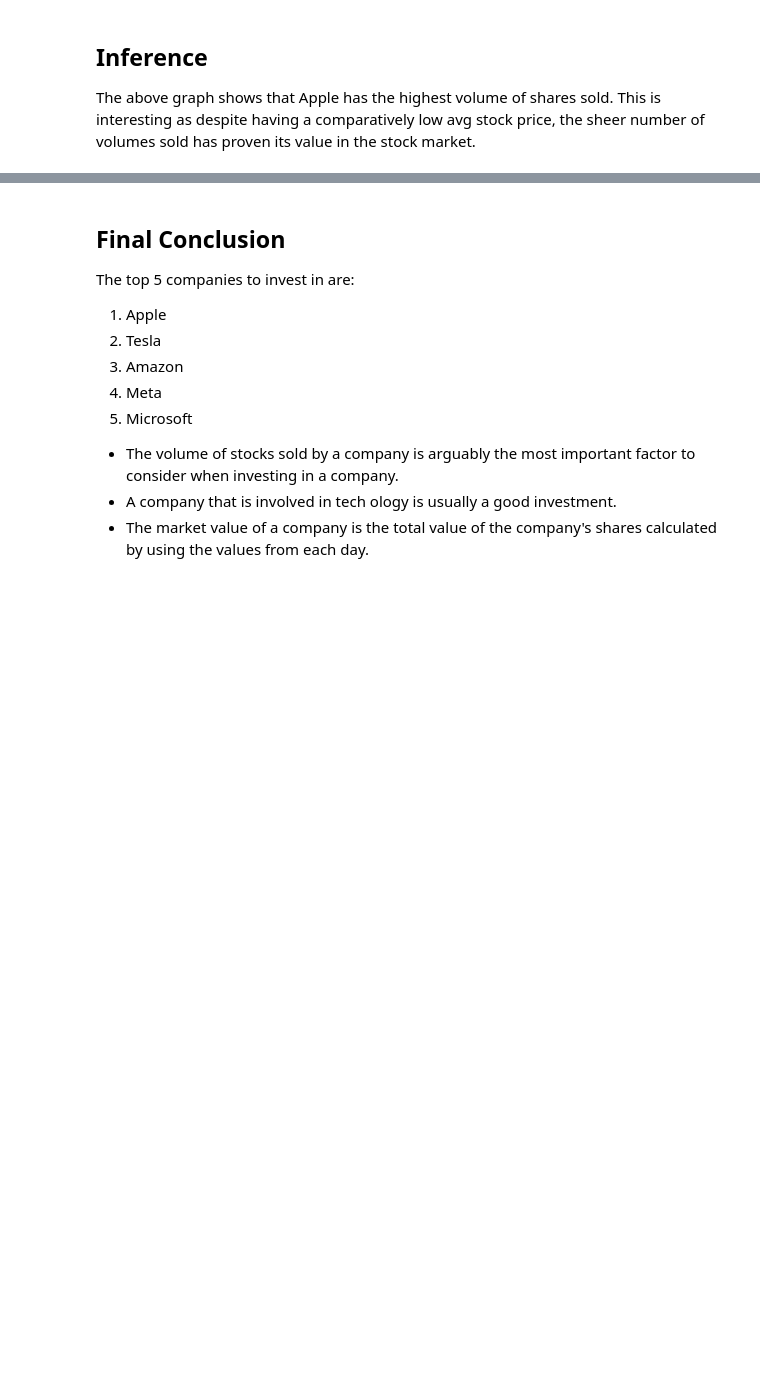
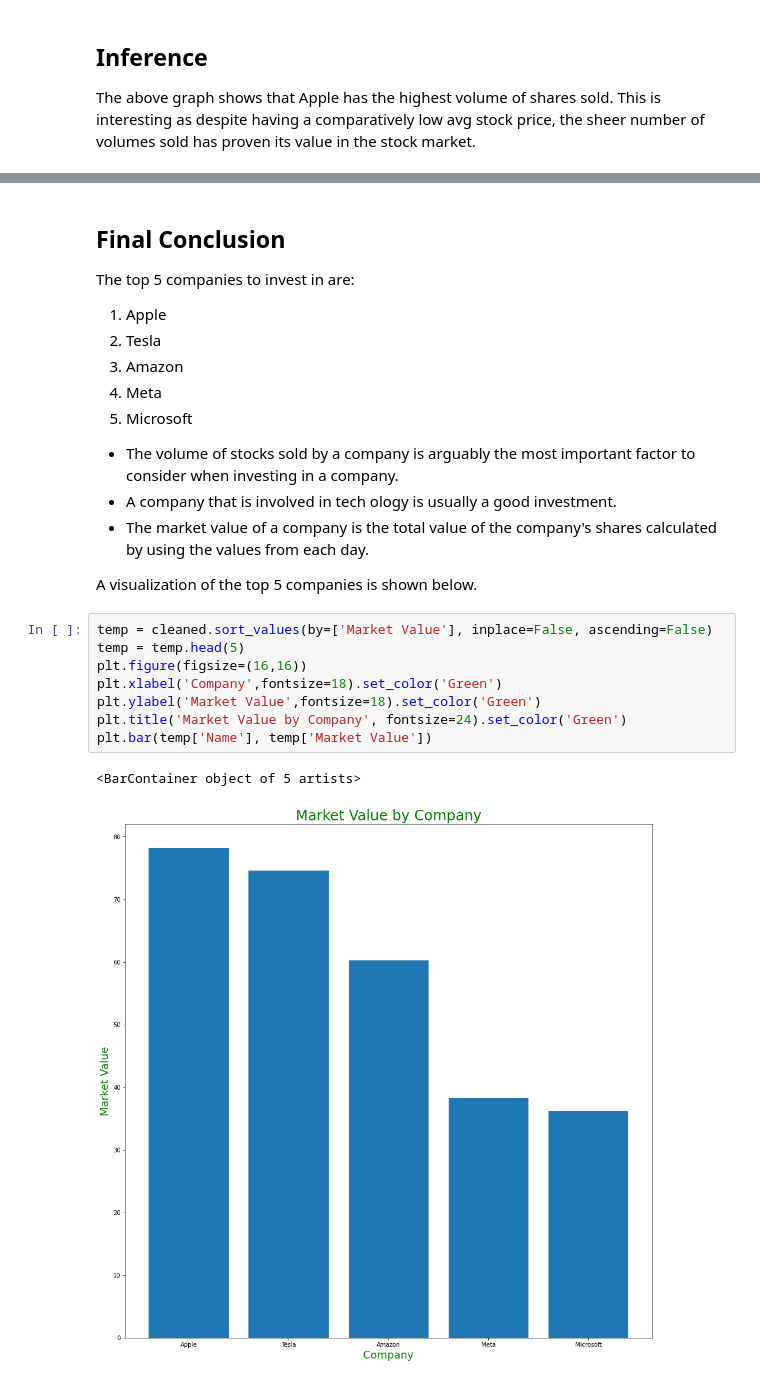
Before and after one commit to ubco-W2022T2-data301/Group35, a Jupyter notebook: analysis/analysis3.ipynb, the cells around one changed output, grey strips where cells are left out. Saved outputs shown, nothing was run; the diff lists cells and outputs as text; blank space fills up the shorter version.

```diff
--- a/analysis/analysis3.ipynb
+++ b/analysis/analysis3.ipynb
@@ -147,3 +161,16 @@ The top 5 companies to invest in are:
 * The volume of stocks sold by a company is arguably the most important factor to consider when investing in a company.
 * A company that is involved in tech ology is usually a good investment.
 * The market value of a company is the total value of the company's shares calculated by using the values from each day.
+
+A visualization of the top 5 companies is shown below.
+# %%
+temp = cleaned.sort_values(by=['Market Value'], inplace=False, ascending=False)
+temp = temp.head(5)
+plt.figure(figsize=(16,16))
+plt.xlabel('Company',fontsize=18).set_color('Green')
+plt.ylabel('Market Value',fontsize=18).set_color('Green')
+plt.title('Market Value by Company', fontsize=24).set_color('Green')
+plt.bar(temp['Name'], temp['Market Value'])
+# %% [output]
+<BarContainer object of 5 artists>
+[figure, added]
```
Also changed, not shown: parts of 2 cells of this notebook.
